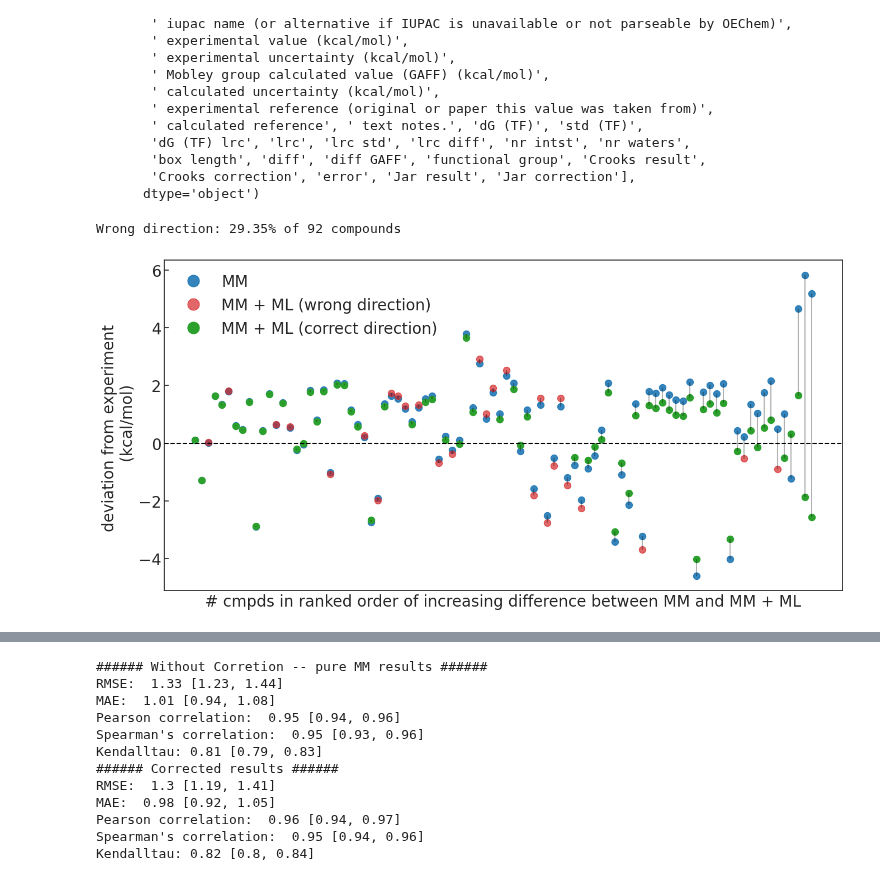
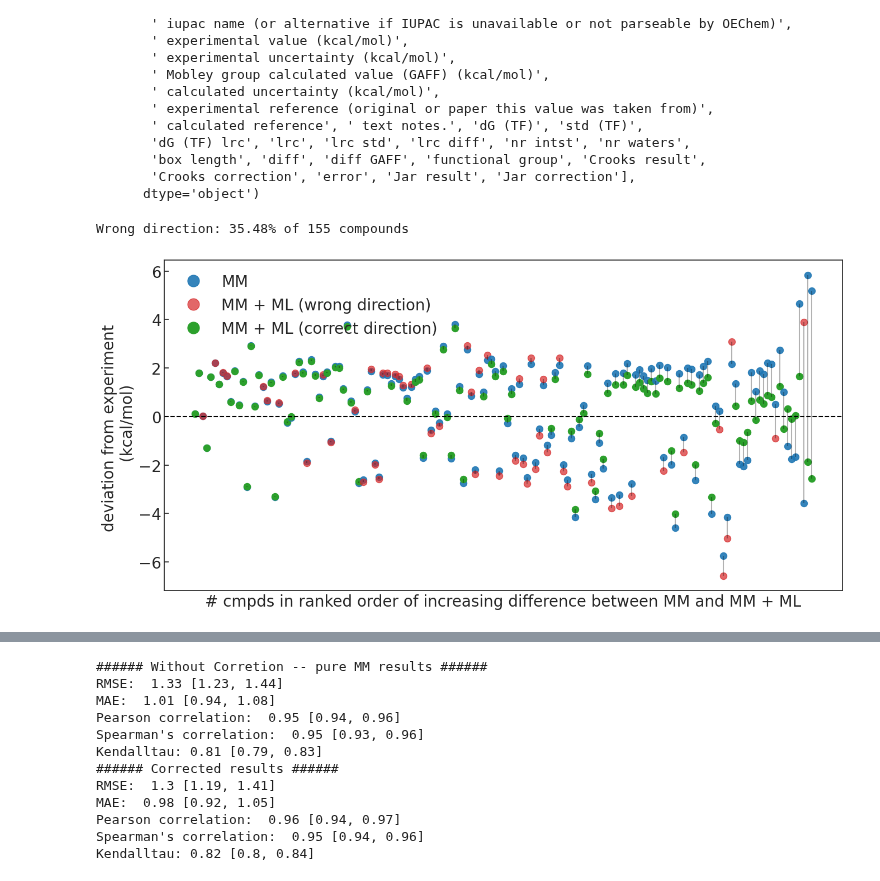
Before and after one commit to JohannesKarwou/notebooks, a Jupyter notebook: mlCorrection.ipynb, the cells around one changed output, grey strips where cells are left out. Drawn from its saved outputs; the diff is of its cells as text; code cells hidden in the pictures.

```diff
--- a/mlCorrection.ipynb
+++ b/mlCorrection.ipynb
@@ -182,14 +182,14 @@ Index(['Unnamed: 0.1', 'Unnamed: 0', 'Mol_ID', 'Exp [kcal/mol]',
 # plt.axline( (0,0),slope=1,linestyle='--',color='black')
 # plt.legend(frameon=False)
 # %%
-data = pd.read_csv("sample_data/EXS_and_UV.csv")
+data = pd.read_csv("sample_data/combinedDataset.csv")
 data["MM-ML"]=np.abs(data["MM-ASFE [kcal/mol]"]-data["ML-ASFE [kcal/mol]"])
 data["Diff EXS"]=np.abs(data["Exp [kcal/mol]"]-data["MM-ASFE [kcal/mol]"])
 # %%
 data=data.dropna(subset=["Crooks correction"])
 data = data.sort_values(by="diff", ascending=True)
 # %%
-data = data[-93::]
+# data = data[-93::]
 # %%
 sns.set_theme(
     style="white",
@@ -207,7 +207,7 @@ sns.set_theme(
 
 plt.rcParams["figure.figsize"] = (14, 7)
 
-data = data.sort_values(by="MM-ML", ascending=True)[-100::]
+data = data.sort_values(by="MM-ML", ascending=True)
 
 wrong = []
 correct = []
@@ -220,7 +220,7 @@ for index, row in data.iterrows():
             data["Exp [kcal/mol]"][index]
             - data["ML-ASFE [kcal/mol]"][index]
         )
-        if np.abs(data["MM-ML"][index]) > 0.001:
+        if np.abs(data["MM-ML"][index]) > 0.00001:
             plt.scatter(
                 data["Mol_ID"][index],
                 (
@@ -288,32 +288,32 @@ red_patch = matplotlib.lines.Line2D(
     ms=15,
 )
 green_patch = matplotlib.lines.Line2D(
     [0],
     [0],
     marker="o",
     color=c3,
     label="MM + ML (correct direction)",
     ls="None",
     ms=15,
 )
 
 plt.legend(
     handles=[blue_patch, red_patch, green_patch], frameon=False, loc="upper left"
 )
 
 
 plt.axhline(y=0, linestyle="--", color="black")
 # plt.axhline(y=-2, linestyle="--", color="black")
 # plt.axhline(y=2, linestyle="--", color="black")
 plt.xlabel(
     "# cmpds in ranked order of increasing difference between MM and MM + ML",
     fontsize=20,
 )
 plt.ylabel("deviation from experiment \n (kcal/mol)")
 plt.xticks([])
 plt.tight_layout()
 print(f"Wrong direction: {round(len(wrong)/len(correct+wrong)*100,2)}% of {len(correct+wrong)} compounds")
 plt.savefig("overview.pdf", bbox_inches="tight")
 # %% [output]
-Wrong direction: 29.35% of 92 compounds
+Wrong direction: 35.48% of 155 compounds
-[figure, old version]
+[figure, new version]
```
Also changed, not shown: parts of 3 cells of this notebook.
